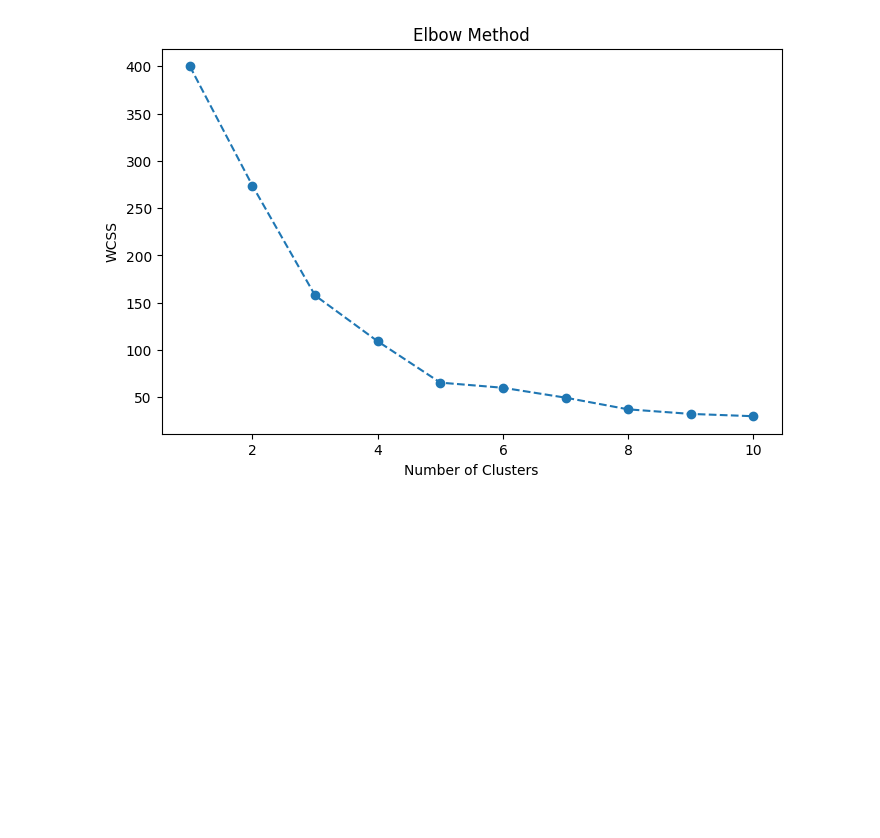
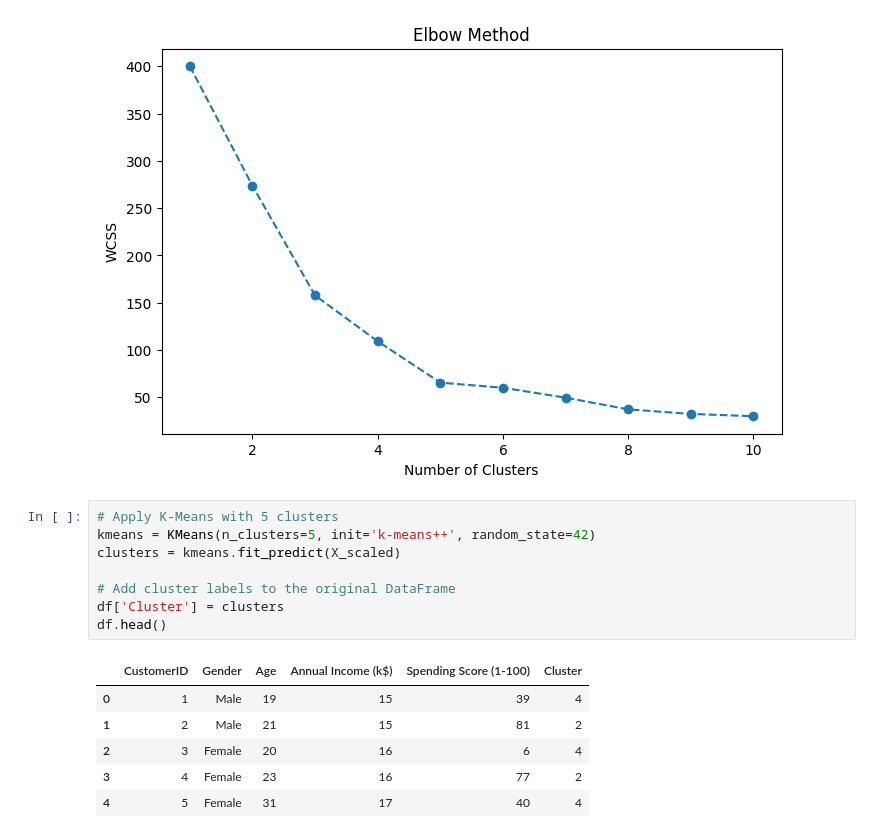
Before and after one commit to sakuna47/Customer_Segmentation_with_Clustering, a Jupyter notebook: Customer_Segmentation_with_Clustering.ipynb, the cells around one changed output. Drawn from its saved outputs; the diff is of its cells as text; blank space fills up the shorter version.

```diff
--- a/Customer_Segmentation_with_Clustering.ipynb
+++ b/Customer_Segmentation_with_Clustering.ipynb
@@ -105,3 +105,18 @@ plt.ylabel('WCSS')
 plt.show()
 # %% [output]
 [figure]
+# %%
+# Apply K-Means with 5 clusters
+kmeans = KMeans(n_clusters=5, init='k-means++', random_state=42)
+clusters = kmeans.fit_predict(X_scaled)
+
+# Add cluster labels to the original DataFrame
+df['Cluster'] = clusters
+df.head()
+# %% [output]
+|  | CustomerID | Gender | Age | Annual Income (k$) | Spending Score (1-100) | Cluster |
+| 0 | 1 | Male | 19 | 15 | 39 | 4 |
+| 1 | 2 | Male | 21 | 15 | 81 | 2 |
+| 2 | 3 | Female | 20 | 16 | 6 | 4 |
+| 3 | 4 | Female | 23 | 16 | 77 | 2 |
+| 4 | 5 | Female | 31 | 17 | 40 | 4 |
```
Also changed, not shown: parts of 1 cell of this notebook.
